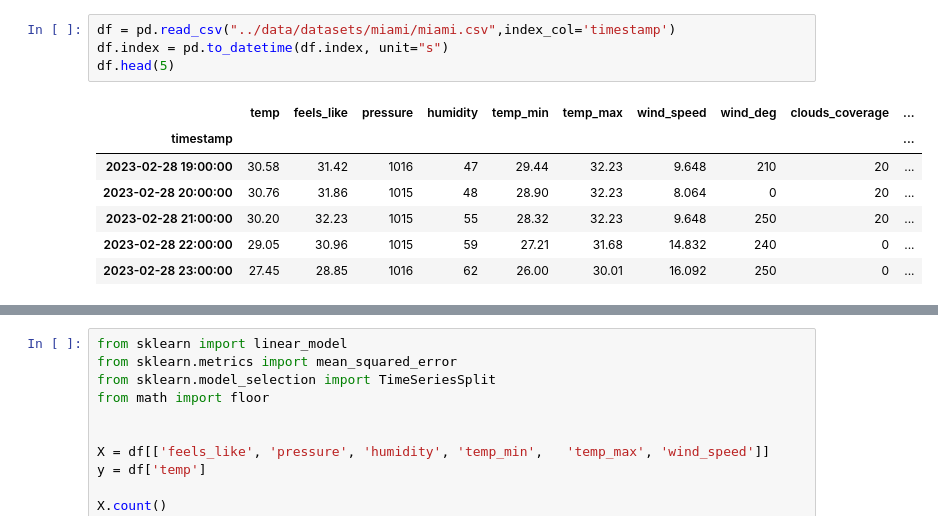
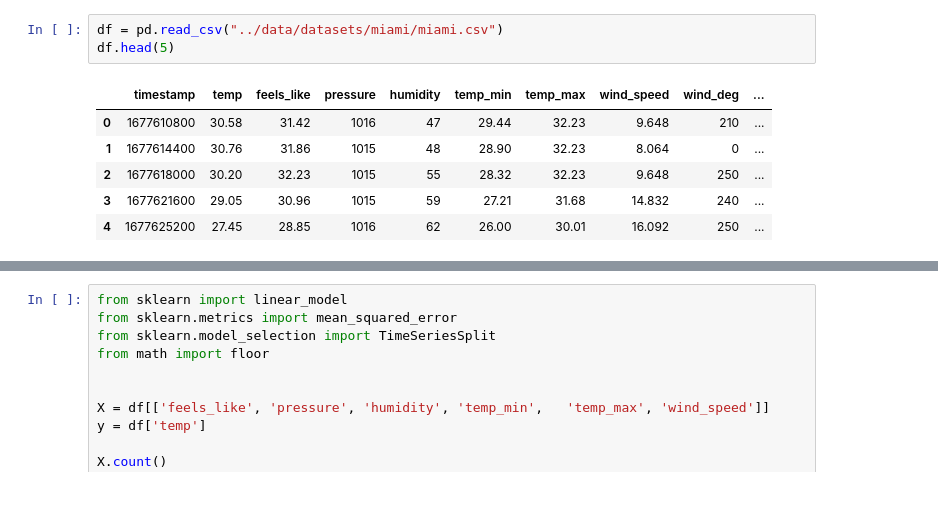
Before and after one commit to njnjfnj/Weather_Predictor, a Jupyter notebook: EDA/EDA.ipynb, the cells around one changed output, grey strips where cells are left out. Saved outputs shown, nothing was run; the diff lists cells and outputs as text; blank space fills up the shorter version.

```diff
--- a/EDA/EDA.ipynb
+++ b/EDA/EDA.ipynb
@@ -5,12 +13,10 @@ import numpy as np
 # %%
-df = pd.read_csv("../data/datasets/miami/miami.csv",index_col='timestamp')
-df.index = pd.to_datetime(df.index, unit="s")
+df = pd.read_csv("../data/datasets/miami/miami.csv")
 df.head(5)
 # %% [output]
-|  | temp | feels_like | pressure | humidity | temp_min | temp_max | wind_speed | wind_deg | clouds_coverage | ... |
-| timestamp |  |  |  |  |  |  |  |  |  | ... |
-| 2023-02-28 19:00:00 | 30.58 | 31.42 | 1016 | 47 | 29.44 | 32.23 | 9.648 | 210 | 20 | ... |
-| 2023-02-28 20:00:00 | 30.76 | 31.86 | 1015 | 48 | 28.90 | 32.23 | 8.064 | 0 | 20 | ... |
-| 2023-02-28 21:00:00 | 30.20 | 32.23 | 1015 | 55 | 28.32 | 32.23 | 9.648 | 250 | 20 | ... |
-| 2023-02-28 22:00:00 | 29.05 | 30.96 | 1015 | 59 | 27.21 | 31.68 | 14.832 | 240 | 0 | ... |
-| 2023-02-28 23:00:00 | 27.45 | 28.85 | 1016 | 62 | 26.00 | 30.01 | 16.092 | 250 | 0 | ... |
+|  | timestamp | temp | feels_like | pressure | humidity | temp_min | temp_max | wind_speed | wind_deg | ... |
+| 0 | 1677610800 | 30.58 | 31.42 | 1016 | 47 | 29.44 | 32.23 | 9.648 | 210 | ... |
+| 1 | 1677614400 | 30.76 | 31.86 | 1015 | 48 | 28.90 | 32.23 | 8.064 | 0 | ... |
+| 2 | 1677618000 | 30.20 | 32.23 | 1015 | 55 | 28.32 | 32.23 | 9.648 | 250 | ... |
+| 3 | 1677621600 | 29.05 | 30.96 | 1015 | 59 | 27.21 | 31.68 | 14.832 | 240 | ... |
+| 4 | 1677625200 | 27.45 | 28.85 | 1016 | 62 | 26.00 | 30.01 | 16.092 | 250 | ... |
```
Also changed, not shown: parts of 5 cells of this notebook.
